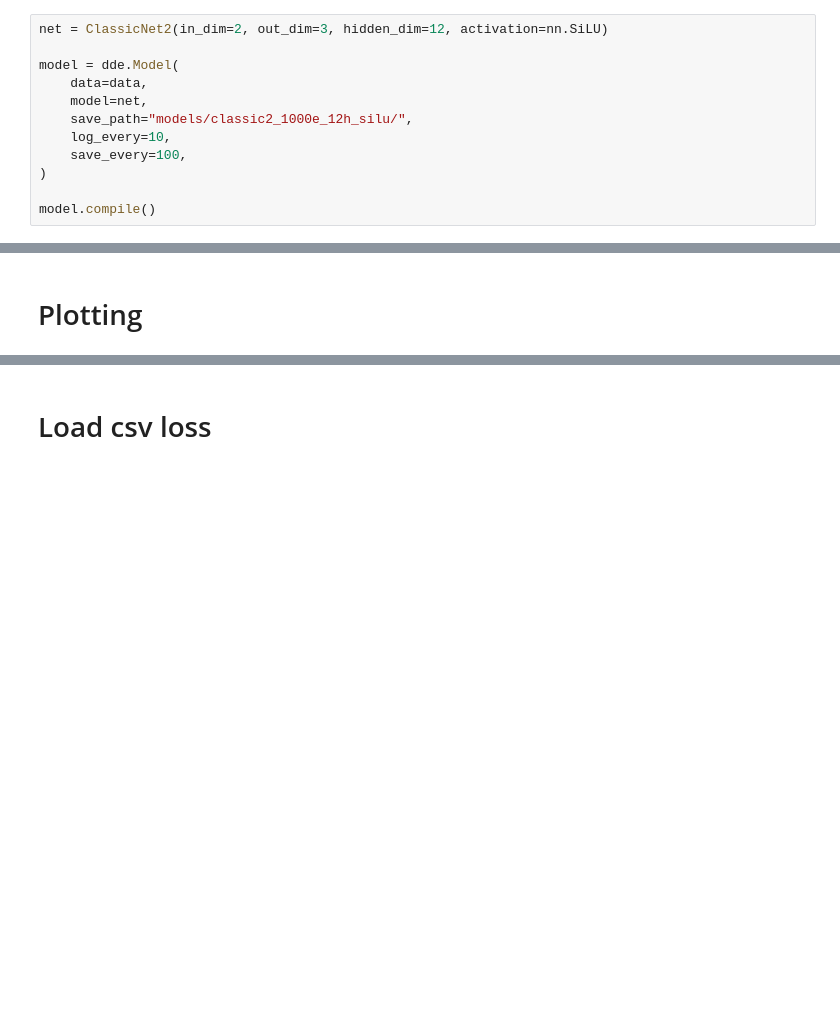
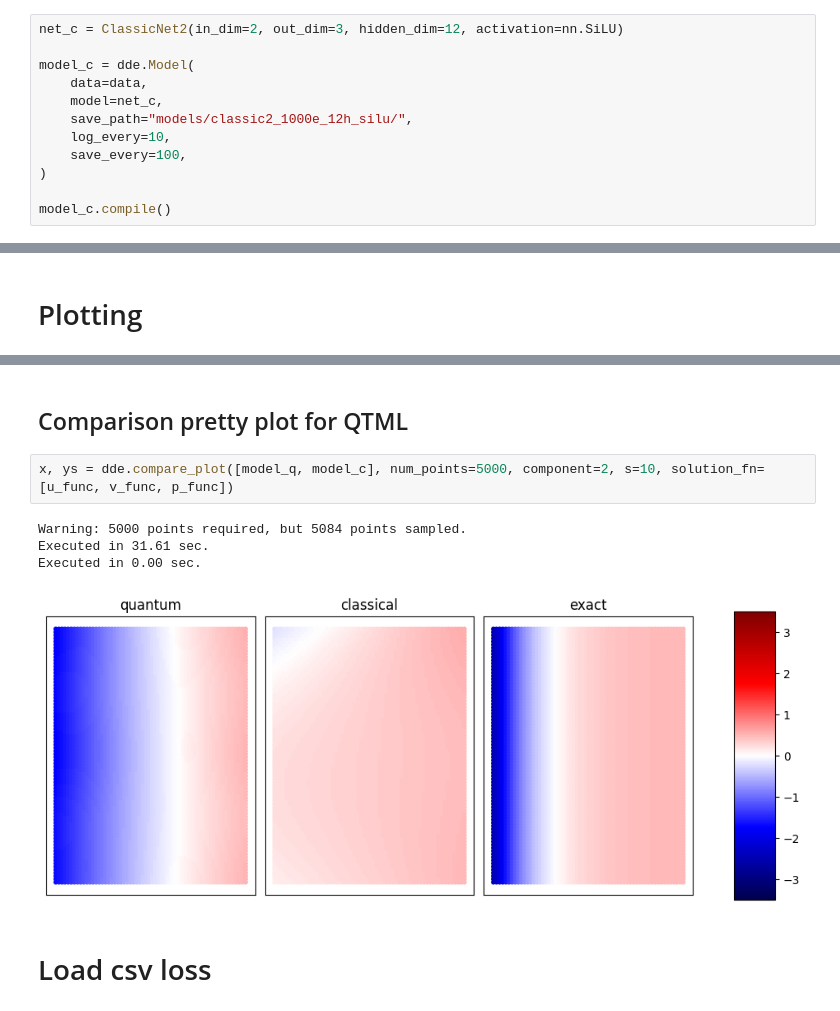
Before and after one commit to sedykh-ag/kovasznay_quantum, a Jupyter notebook: distr/testing.ipynb, the cells around one changed output, grey strips where cells are left out. Drawn from its saved outputs; the diff is of its cells as text; blank space fills up the shorter version.

```diff
--- a/distr/testing.ipynb
+++ b/distr/testing.ipynb
@@ -25,17 +25,17 @@ Warning: 5000 points required, but 5084 points sampled.
 # %% [markdown]
 ## classic model
 # %%
-net = ClassicNet2(in_dim=2, out_dim=3, hidden_dim=12, activation=nn.SiLU)
+net_c = ClassicNet2(in_dim=2, out_dim=3, hidden_dim=12, activation=nn.SiLU)
 
-model = dde.Model(
+model_c = dde.Model(
     data=data,
-    model=net,
+    model=net_c,
     save_path="models/classic2_1000e_12h_silu/",
     log_every=10,
     save_every=100,
 )
 
-model.compile()
+model_c.compile()
 # %% [output]
 Loaded snapshot at epoch 1000
 # %% [markdown]
@@ -102,4 +102,13 @@ Executed in 0.02 sec.
 ''
+# %% [markdown]
+## Comparison pretty plot for QTML
+# %%
+x, ys = dde.compare_plot([model_q, model_c], num_points=5000, component=2, s=10, solution_fn=[u_func, v_func, p_func])
+# %% [output]
+Warning: 5000 points required, but 5084 points sampled.
+Executed in 31.61 sec.
+Executed in 0.00 sec.
+[figure, added]
 # %% [markdown]
 # Load csv loss
 # %%
```
Also changed, not shown: parts of 3 cells of this notebook, 3 other files.
